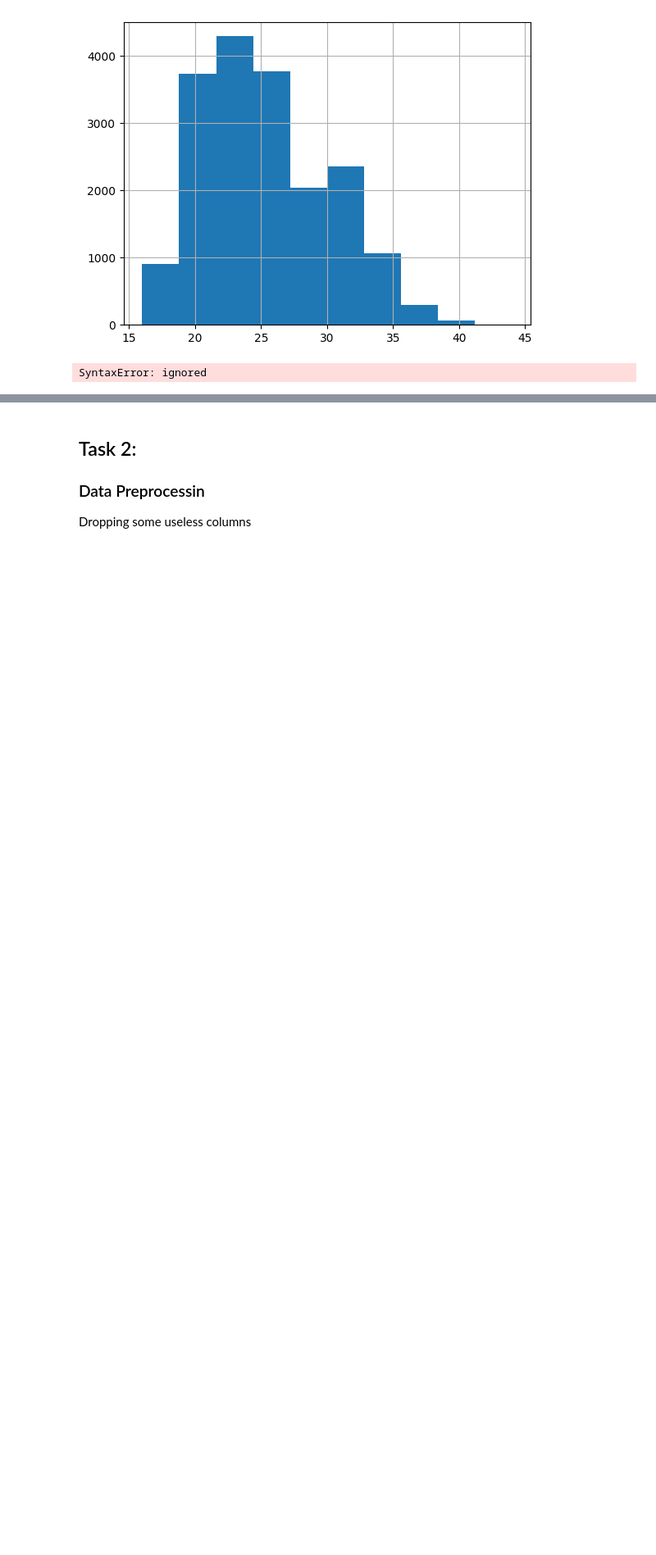
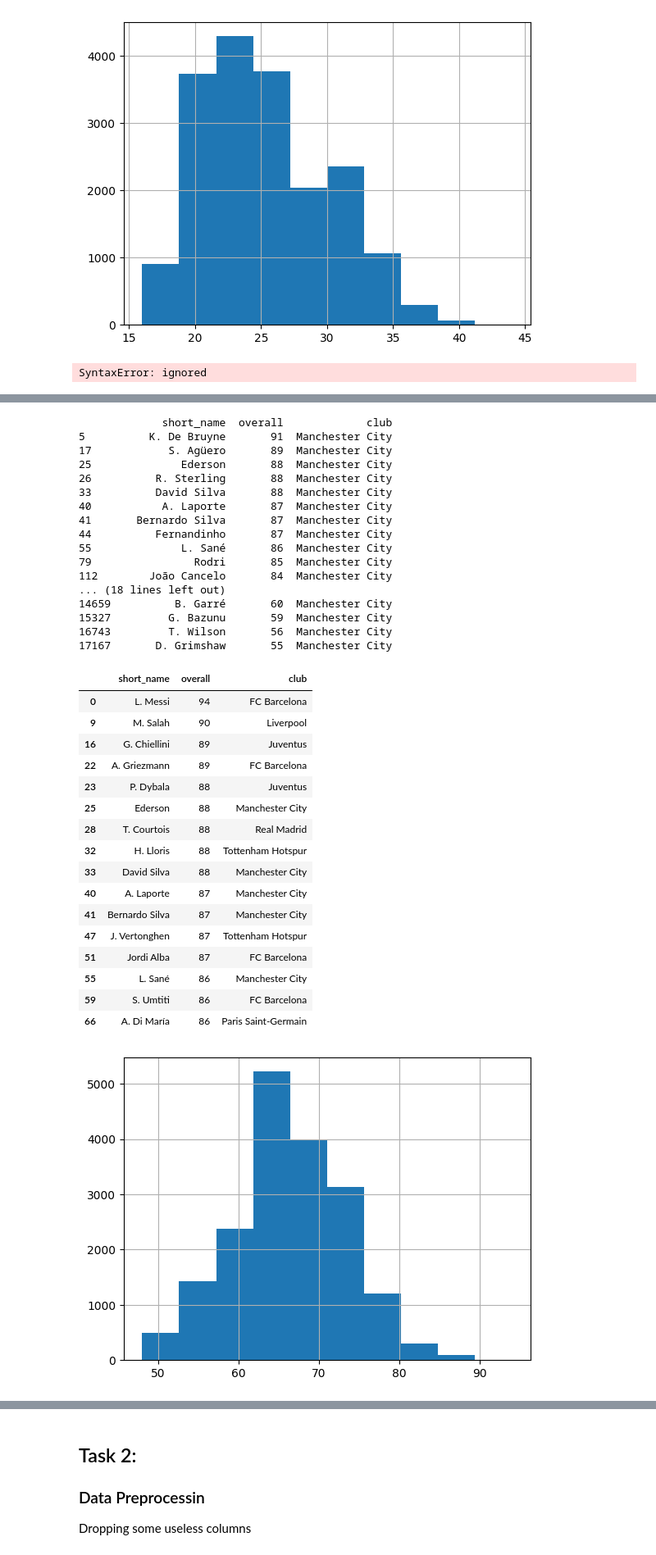
Before and after one commit to Finardiprof/Python, a Jupyter notebook: Fifa_data.ipynb, the cells around one changed output, grey strips where cells are left out. Shown: that part at 82% size. Cells and saved outputs as stored; diff of their text form; code cells hidden in the pictures; blank space fills up the shorter version.

```diff
--- a/Fifa_data.ipynb
+++ b/Fifa_data.ipynb
@@ -82,3 +82,16 @@ peso = df_20.weight_kg.hist()
 df_20.weight_kg.describe()
 # %% [output]
 SyntaxError: ignored
+# %%
+df_20['overall'].hist()
+fig = px.histogram(df_20, x = 'overall', title = 'Istogramma rating')
+fig.show()
+# Seleziona tutti i giocatori che giocano per il Real Madrid
+query = df_20.query('club == "Manchester City"')
+print(query[['short_name','overall', 'club']])
+# Seleziona i giocatori mancini con un punteggio di abilità generale superiore a 85
+df_lefties = df_20.query('preferred_foot == "Left" & overall > 85')
+
+# Visualizza i giocatori
+df_lefties[['short_name', 'overall', 'club']]
+# %% [output]
@@ -84,0 +99,35 @@ SyntaxError: ignored
+             short_name  overall             club
+5          K. De Bruyne       91  Manchester City
+17            S. Agüero       89  Manchester City
+25              Ederson       88  Manchester City
+26          R. Sterling       88  Manchester City
+33          David Silva       88  Manchester City
+40           A. Laporte       87  Manchester City
+41       Bernardo Silva       87  Manchester City
+44          Fernandinho       87  Manchester City
+55              L. Sané       86  Manchester City
+79                Rodri       85  Manchester City
+112        João Cancelo       84  Manchester City
+... (18 lines left out)
+14659          B. Garré       60  Manchester City
+15327         G. Bazunu       59  Manchester City
+16743         T. Wilson       56  Manchester City
+17167       D. Grimshaw       55  Manchester City
+|  | short_name | overall | club |
+| 0 | L. Messi | 94 | FC Barcelona |
+| 9 | M. Salah | 90 | Liverpool |
+| 16 | G. Chiellini | 89 | Juventus |
+| 22 | A. Griezmann | 89 | FC Barcelona |
+| 23 | P. Dybala | 88 | Juventus |
+| 25 | Ederson | 88 | Manchester City |
+| 28 | T. Courtois | 88 | Real Madrid |
+| 32 | H. Lloris | 88 | Tottenham Hotspur |
+| 33 | David Silva | 88 | Manchester City |
+| 40 | A. Laporte | 87 | Manchester City |
+| 41 | Bernardo Silva | 87 | Manchester City |
+| 47 | J. Vertonghen | 87 | Tottenham Hotspur |
+| 51 | Jordi Alba | 87 | FC Barcelona |
+| 55 | L. Sané | 86 | Manchester City |
+| 59 | S. Umtiti | 86 | FC Barcelona |
+| 66 | A. Di María | 86 | Paris Saint-Germain |
+[figure, added]
```
Also changed, not shown: parts of 8 cells of this notebook.
